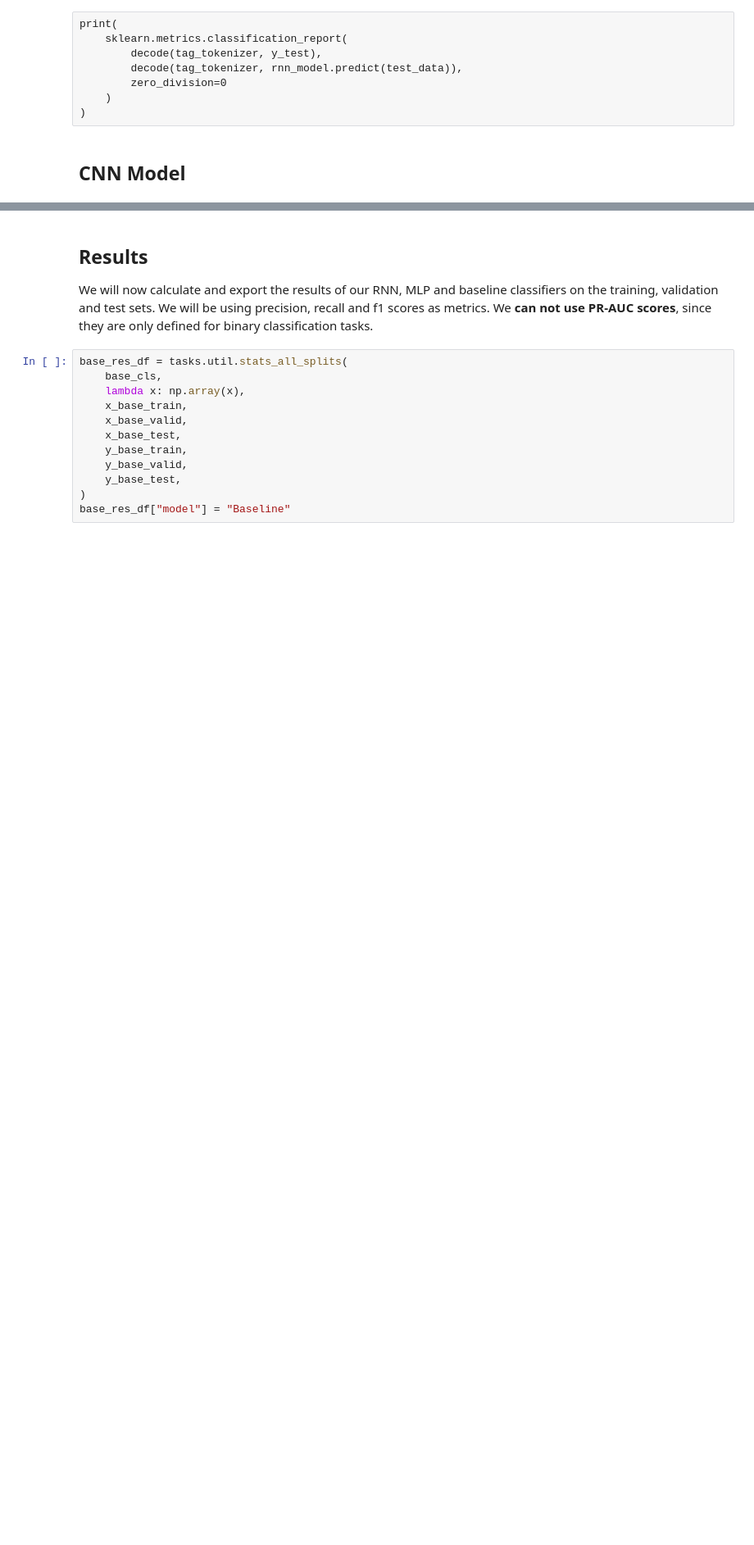
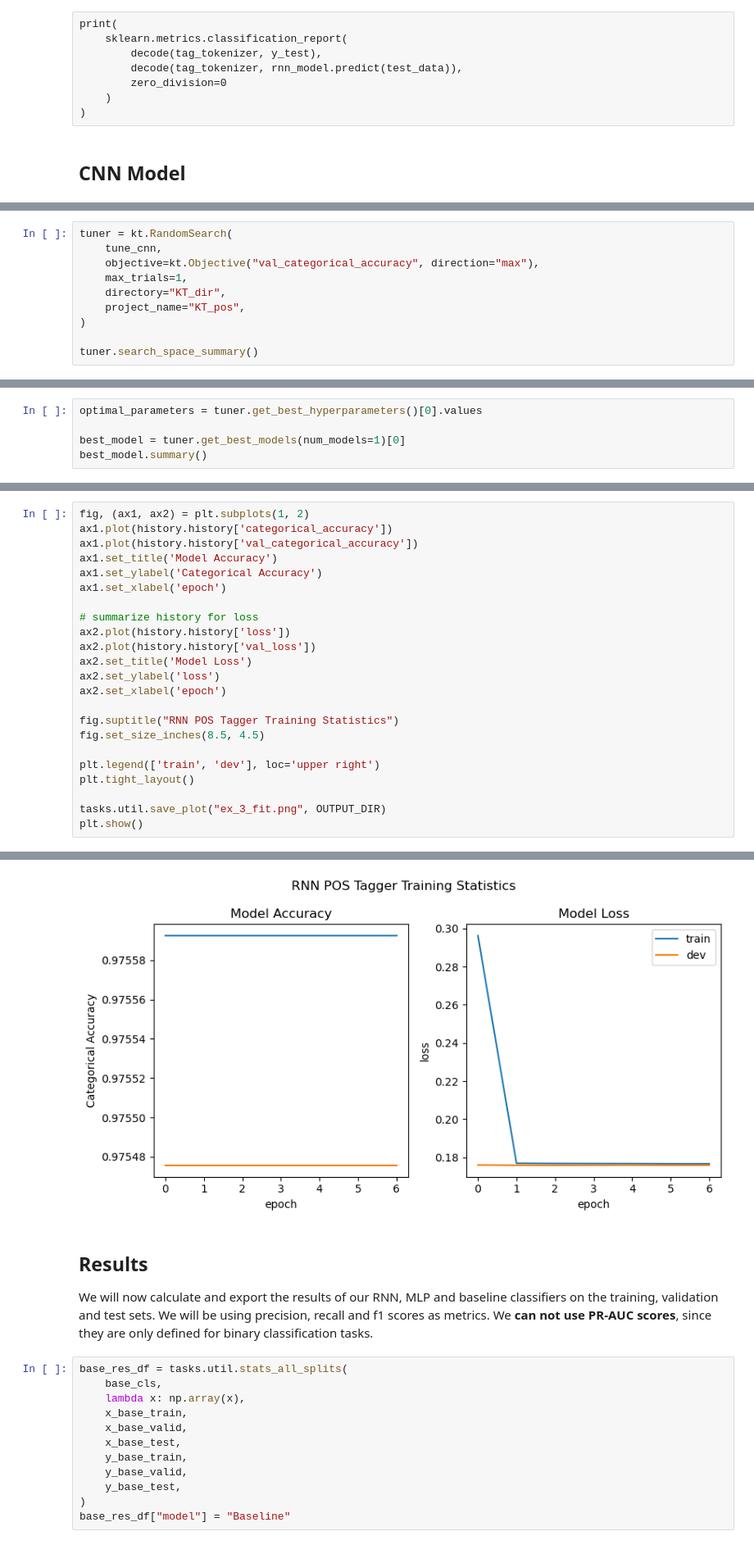
Before and after one commit to VassilisDrouzas/Natural-Language-Processing, a Jupyter notebook: cnn/ex3.ipynb, the cells around one changed output, grey strips where cells are left out. Shown at 82% size. Drawn from its saved outputs; the diff is of its cells as text; blank space fills up the shorter version.

```diff
--- a/cnn/ex3.ipynb
+++ b/cnn/ex3.ipynb
@@ -697,0 +709,10 @@ I0000 00:00:1708881234.646611  320280 device_compiler.h:186] Compiled cluster us
+# %%
+tuner = kt.RandomSearch(
+    tune_cnn,
+    objective=kt.Objective("val_categorical_accuracy", direction="max"),
+    max_trials=1,
+    directory="KT_dir",
+    project_name="KT_pos",
+)
+
+tuner.search_space_summary()
@@ -697,0 +749,5 @@ I0000 00:00:1708881234.646611  320280 device_compiler.h:186] Compiled cluster us
+# %%
+optimal_parameters = tuner.get_best_hyperparameters()[0].values
+
+best_model = tuner.get_best_models(num_models=1)[0]
+best_model.summary()
@@ -697,0 +823,24 @@ I0000 00:00:1708881234.646611  320280 device_compiler.h:186] Compiled cluster us
+# %%
+fig, (ax1, ax2) = plt.subplots(1, 2)
+ax1.plot(history.history['categorical_accuracy'])
+ax1.plot(history.history['val_categorical_accuracy'])
+ax1.set_title('Model Accuracy')
+ax1.set_ylabel('Categorical Accuracy')
+ax1.set_xlabel('epoch')
+
+# summarize history for loss
+ax2.plot(history.history['loss'])
+ax2.plot(history.history['val_loss'])
+ax2.set_title('Model Loss')
+ax2.set_ylabel('loss')
+ax2.set_xlabel('epoch')
+
+fig.suptitle("RNN POS Tagger Training Statistics")
+fig.set_size_inches(8.5, 4.5)
+
+plt.legend(['train', 'dev'], loc='upper right')
+plt.tight_layout()
+
+tasks.util.save_plot("ex_3_fit.png", OUTPUT_DIR)
+plt.show()
+# %% [output]
@@ -698,3 +848,4 @@ I0000 00:00:1708881234.646611  320280 device_compiler.h:186] Compiled cluster us
+[figure, added]
 # %% [markdown]
 ## Results
 
```
Also changed, not shown: parts of 14 cells of this notebook.
